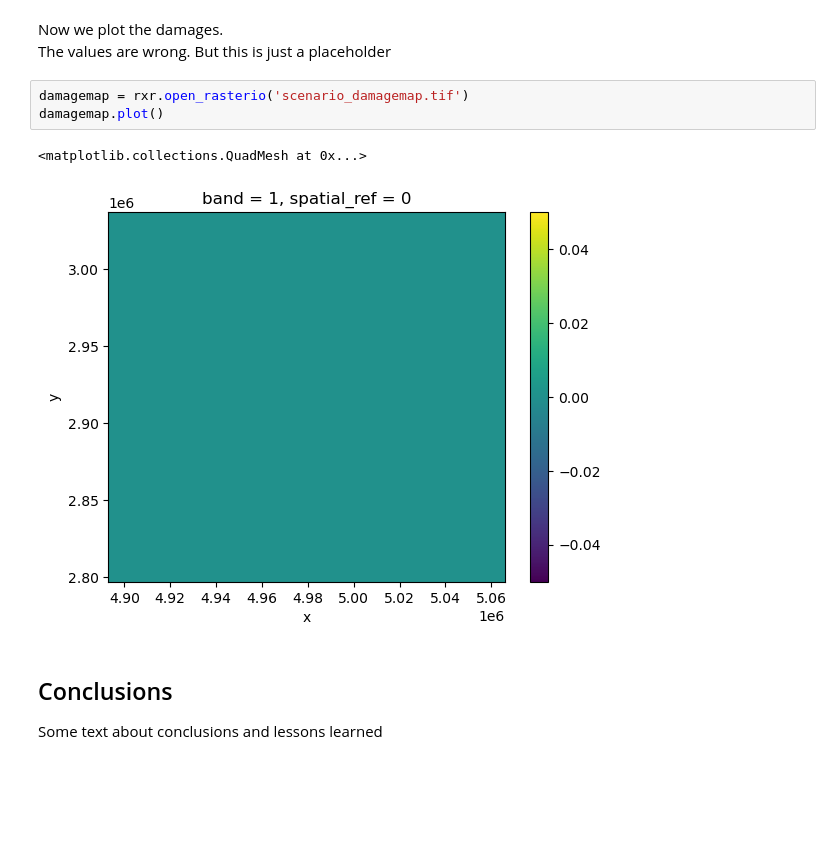
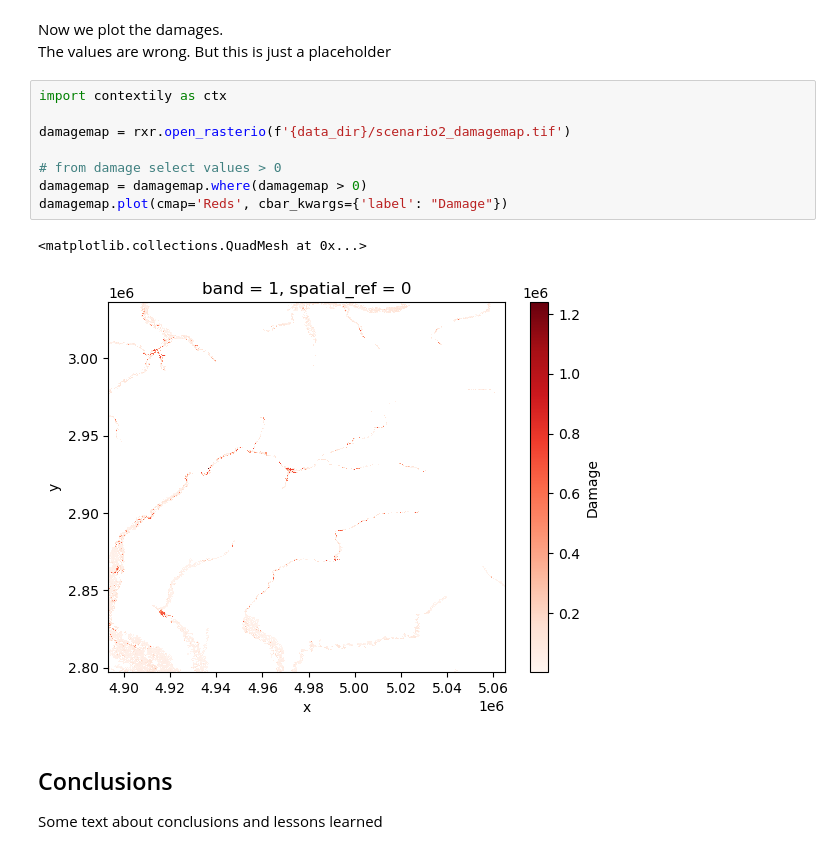
Before and after one commit to CLIMAAX/FLOODS, a Jupyter notebook: FLOOD.ipynb, the cells around one changed output. Saved outputs shown, nothing was run; the diff lists cells and outputs as text; blank space fills up the shorter version.

Commit message:
Adjusted the main to Luisa basemap
First commit to make the workflow work with LUISA basemap and damages just as in the wind examples

```diff
--- a/FLOOD.ipynb
+++ b/FLOOD.ipynb
@@ -358,11 +482,16 @@ loss_df = RasterScanner(landuse_map,inun_map,curve_path,maxdam_path, save = True
 Now we plot the damages.
 The values are wrong. But this is just a placeholder
 # %%
-damagemap = rxr.open_rasterio('scenario_damagemap.tif')
-damagemap.plot()
+import contextily as ctx
+
+damagemap = rxr.open_rasterio(f'{data_dir}/scenario2_damagemap.tif')
+
+# from damage select values > 0
+damagemap = damagemap.where(damagemap > 0)
+damagemap.plot(cmap='Reds', cbar_kwargs={'label': "Damage"})
 # %% [output]
 <matplotlib.collections.QuadMesh at 0x...>
-[figure, old version]
+[figure, new version]
 # %% [markdown]
 ## Conclusions
 
```
Also changed, not shown: parts of 25 cells of this notebook, 1 other file.
